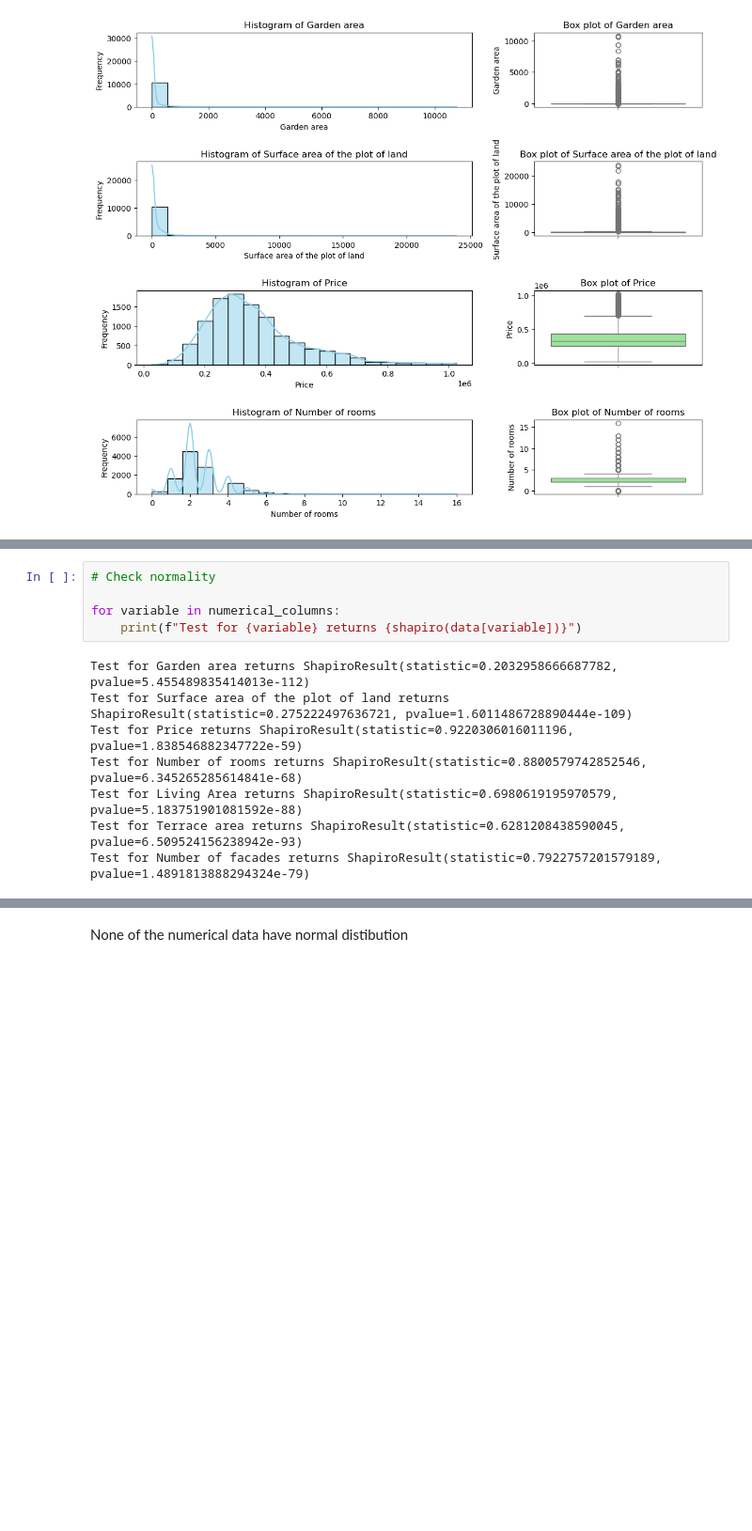
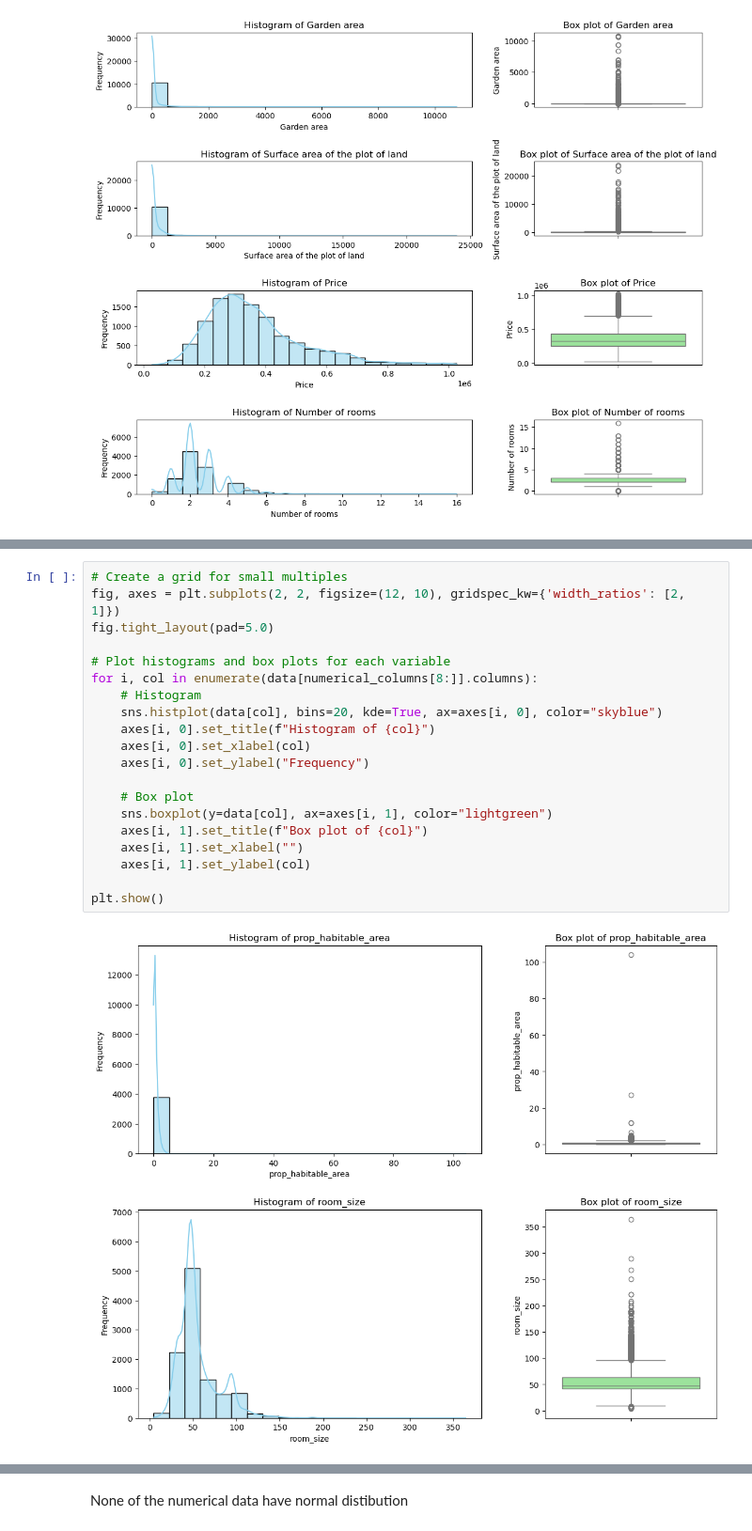
Before and after one commit to kvnpotter/ImmoData-EDA, a Jupyter notebook: DataAnalysisKevin.ipynb, the cells around one changed output, grey strips where cells are left out. Shown at 94% size. Drawn from its saved outputs; the diff is of its cells as text; blank space fills up the shorter version.

```diff
--- a/DataAnalysisKevin.ipynb
+++ b/DataAnalysisKevin.ipynb
@@ -150,13 +145,22 @@ plt.show()
-# %%
-# Check normality
-
-for variable in numerical_columns:
-    print(f"Test for {variable} returns {shapiro(data[variable])}")
-# %% [output]
-Test for Garden area returns ShapiroResult(statistic=0.2032958666687782, pvalue=5.455489835414013e-112)
-Test for Surface area of the plot of land returns ShapiroResult(statistic=0.275222497636721, pvalue=1.6011486728890444e-109)
-Test for Price returns ShapiroResult(statistic=0.9220306016011196, pvalue=1.838546882347722e-59)
-Test for Number of rooms returns ShapiroResult(statistic=0.8800579742852546, pvalue=6.345265285614841e-68)
-Test for Living Area returns ShapiroResult(statistic=0.6980619195970579, pvalue=5.183751901081592e-88)
-Test for Terrace area returns ShapiroResult(statistic=0.6281208438590045, pvalue=6.509524156238942e-93)
-Test for Number of facades returns ShapiroResult(statistic=0.7922757201579189, pvalue=1.4891813888294324e-79)
+# %%
+# Create a grid for small multiples
+fig, axes = plt.subplots(2, 2, figsize=(12, 10), gridspec_kw={'width_ratios': [2, 1]})
+fig.tight_layout(pad=5.0)
+
+# Plot histograms and box plots for each variable
+for i, col in enumerate(data[numerical_columns[8:]].columns):
+    # Histogram
+    sns.histplot(data[col], bins=20, kde=True, ax=axes[i, 0], color="skyblue")
+    axes[i, 0].set_title(f"Histogram of {col}")
+    axes[i, 0].set_xlabel(col)
+    axes[i, 0].set_ylabel("Frequency")
+
+    # Box plot
+    sns.boxplot(y=data[col], ax=axes[i, 1], color="lightgreen")
+    axes[i, 1].set_title(f"Box plot of {col}")
+    axes[i, 1].set_xlabel("")
+    axes[i, 1].set_ylabel(col)
+
+plt.show()
+# %% [output]
+[figure, added]
```
Also changed, not shown: parts of 37 cells of this notebook, 19 other files.
